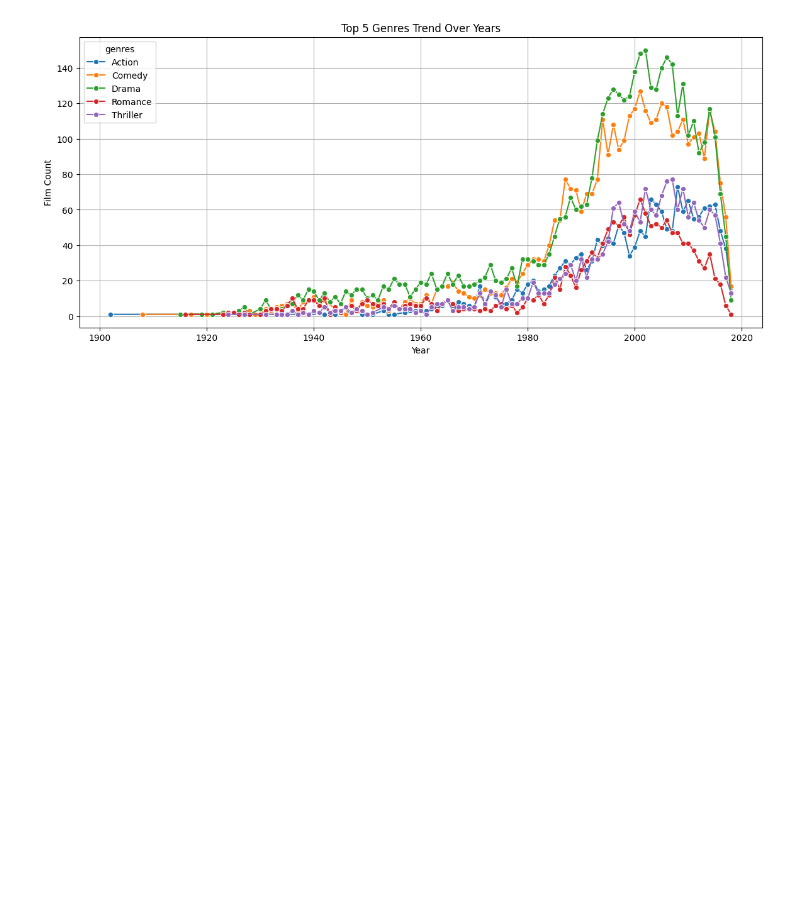
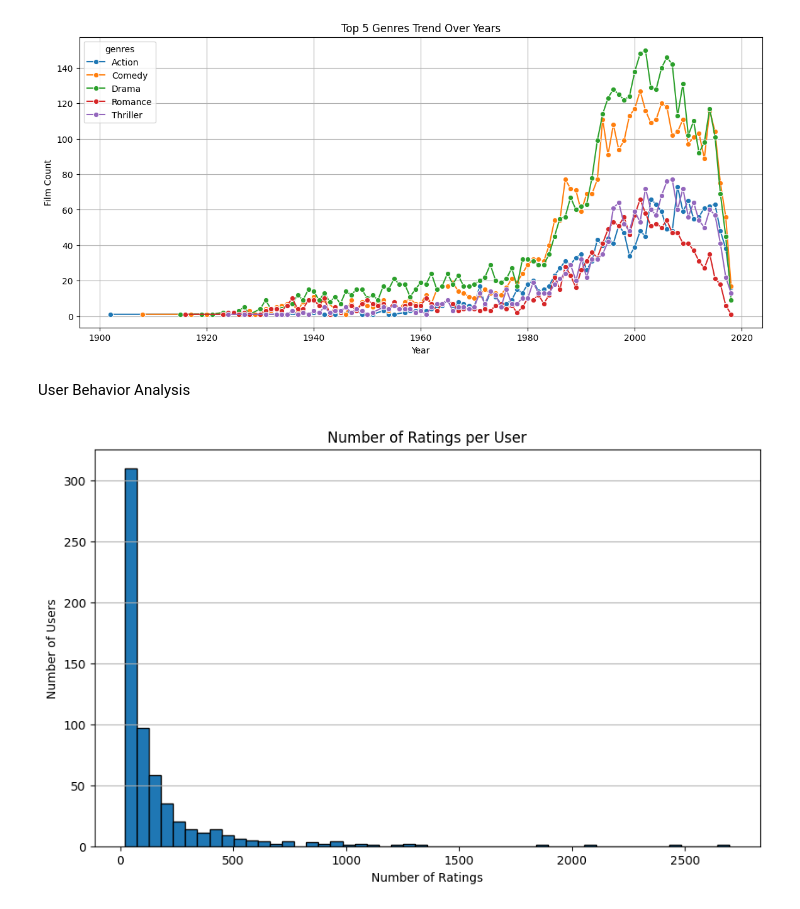
Before and after one commit to ecetuanahezer/movie-data-project, a Jupyter notebook: analysis/analysis.ipynb, the cells around one changed output. Cells and saved outputs as stored; diff of their text form; code cells hidden in the pictures; blank space fills up the shorter version.

Commit message:
analyzed user behavior

```diff
--- a/analysis/analysis.ipynb
+++ b/analysis/analysis.ipynb
@@ -251,3 +257,18 @@ plt.grid(True)
 plt.show()
 # %% [output]
 [figure]
+# %% [markdown]
+User Behavior Analysis
+# %%
+# Number of ratings per user
+user_rating_counts = ratings_df.groupby('userId')['rating'].count()
+
+plt.figure(figsize=(10, 6))
+plt.hist(user_rating_counts, bins=50, edgecolor='black')
+plt.title('Number of Ratings per User')
+plt.xlabel('Number of Ratings')
+plt.ylabel('Number of Users')
+plt.grid(axis='y')
+plt.show()
+# %% [output]
+[figure, added]
```
Also changed, not shown: parts of 6 cells of this notebook.
